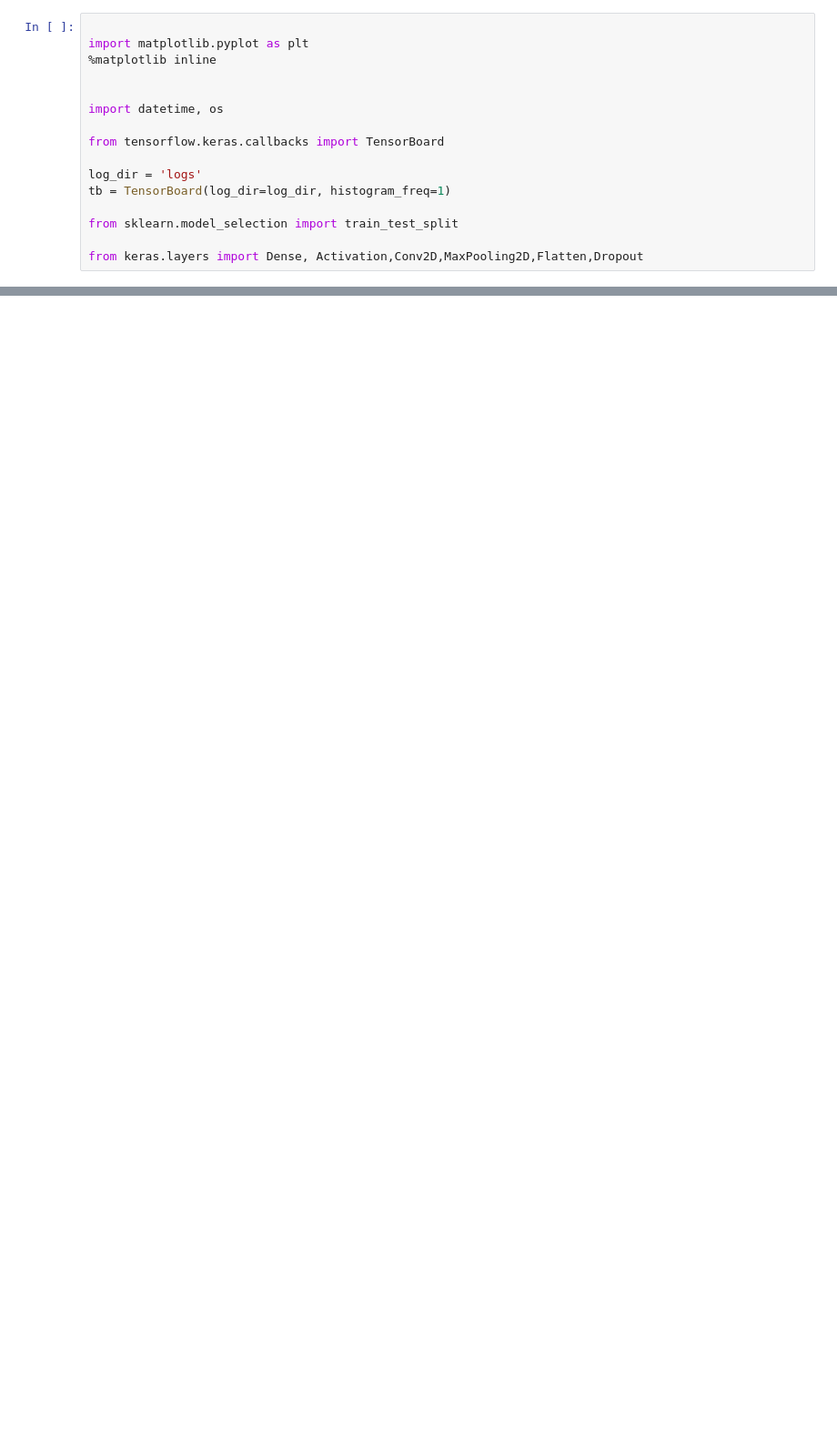
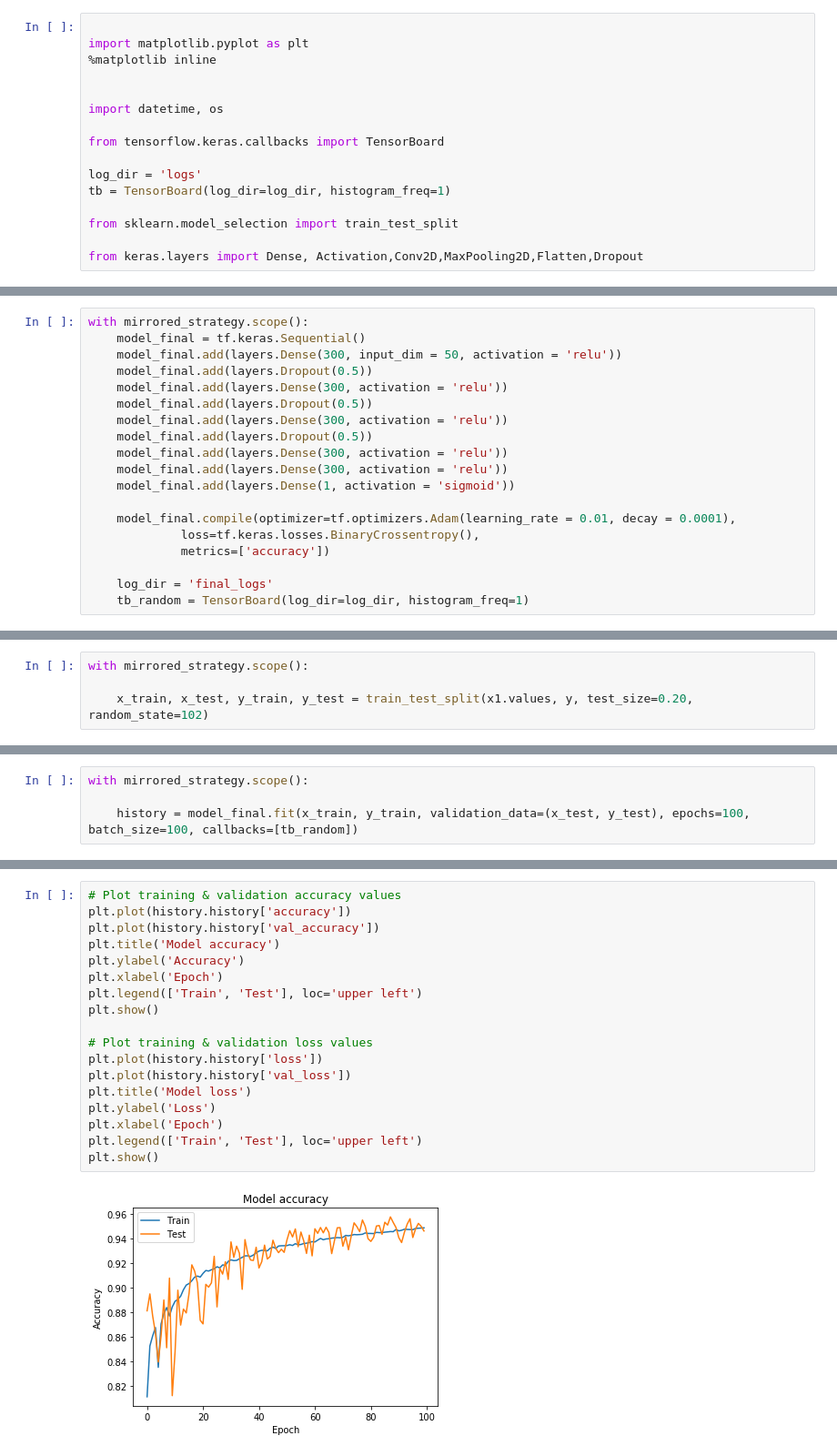
Before and after one commit to bdelahoussaye/Quant_FINAL, a Jupyter notebook: QUAN_FILE.ipynb, the cells around one changed output, grey strips where cells are left out. Shown at 91% size. Cells and saved outputs as stored; diff of their text form; blank space fills up the shorter version.

```diff
--- a/QUAN_FILE.ipynb
+++ b/QUAN_FILE.ipynb
@@ -106,0 +240,19 @@ Name: 0, dtype: float64
+# %%
+with mirrored_strategy.scope():
+    model_final = tf.keras.Sequential()
+    model_final.add(layers.Dense(300, input_dim = 50, activation = 'relu'))
+    model_final.add(layers.Dropout(0.5))
+    model_final.add(layers.Dense(300, activation = 'relu'))
+    model_final.add(layers.Dropout(0.5))
+    model_final.add(layers.Dense(300, activation = 'relu'))
+    model_final.add(layers.Dropout(0.5))
+    model_final.add(layers.Dense(300, activation = 'relu'))
+    model_final.add(layers.Dense(300, activation = 'relu'))
+    model_final.add(layers.Dense(1, activation = 'sigmoid'))
+
+    model_final.compile(optimizer=tf.optimizers.Adam(learning_rate = 0.01, decay = 0.0001),
+             loss=tf.keras.losses.BinaryCrossentropy(),
+             metrics=['accuracy'])
+
+    log_dir = 'final_logs'
+    tb_random = TensorBoard(log_dir=log_dir, histogram_freq=1)
@@ -106,0 +262,4 @@ Name: 0, dtype: float64
+# %%
+with mirrored_strategy.scope():
+
+    x_train, x_test, y_train, y_test = train_test_split(x1.values, y, test_size=0.20, random_state=102)
@@ -106,0 +270,4 @@ Name: 0, dtype: float64
+# %%
+with mirrored_strategy.scope():
+
+    history = model_final.fit(x_train, y_train, validation_data=(x_test, y_test), epochs=100, batch_size=100, callbacks=[tb_random])
@@ -106,0 +292,20 @@ Name: 0, dtype: float64
+# %%
+# Plot training & validation accuracy values
+plt.plot(history.history['accuracy'])
+plt.plot(history.history['val_accuracy'])
+plt.title('Model accuracy')
+plt.ylabel('Accuracy')
+plt.xlabel('Epoch')
+plt.legend(['Train', 'Test'], loc='upper left')
+plt.show()
+
+# Plot training & validation loss values
+plt.plot(history.history['loss'])
+plt.plot(history.history['val_loss'])
+plt.title('Model loss')
+plt.ylabel('Loss')
+plt.xlabel('Epoch')
+plt.legend(['Train', 'Test'], loc='upper left')
+plt.show()
+# %% [output]
+[figure, added]
```
Also changed, not shown: parts of 31 cells of this notebook.
